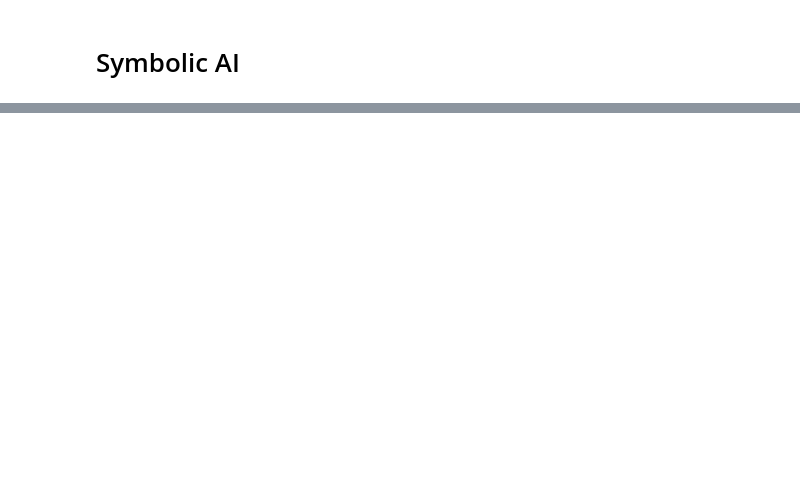
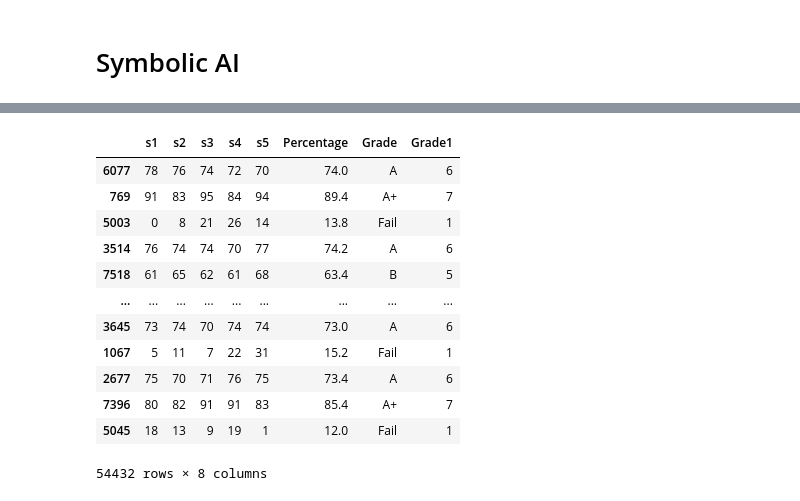
Before and after one commit to EnggQasim/Saylani_Batch4, a Jupyter notebook: 13_Machine_Learning/class11_grading_sytem/grading_system_using_AI.ipynb, the cells around one changed output, grey strips where cells are left out. Drawn from its saved outputs; the diff is of its cells as text; code cells hidden in the pictures; blank space fills up the shorter version.

```diff
--- a/13_Machine_Learning/class11_grading_sytem/grading_system_using_AI.ipynb
+++ b/13_Machine_Learning/class11_grading_sytem/grading_system_using_AI.ipynb
@@ -341,0 +146,27 @@ test[test['Grade'] == test['prediction']]
+# %%
+grades = {
+    "A+":7,
+    "A":6,
+    "B":5,
+    "C":4,
+    "D":3,
+    "E":2,
+    "Fail":1
+}
+
+data['Grade1'] = data.Grade.map(grades)# map with dictionary
+data
+# %% [output]
+|  | s1 | s2 | s3 | s4 | s5 | Percentage | Grade | Grade1 |
+| 6077 | 78 | 76 | 74 | 72 | 70 | 74.0 | A | 6 |
+| 769 | 91 | 83 | 95 | 84 | 94 | 89.4 | A+ | 7 |
+| 5003 | 0 | 8 | 21 | 26 | 14 | 13.8 | Fail | 1 |
+| 3514 | 76 | 74 | 74 | 70 | 77 | 74.2 | A | 6 |
+| 7518 | 61 | 65 | 62 | 61 | 68 | 63.4 | B | 5 |
+| ... | ... | ... | ... | ... | ... | ... | ... | ... |
+| 3645 | 73 | 74 | 70 | 74 | 74 | 73.0 | A | 6 |
+| 1067 | 5 | 11 | 7 | 22 | 31 | 15.2 | Fail | 1 |
+| 2677 | 75 | 70 | 71 | 76 | 75 | 73.4 | A | 6 |
+| 7396 | 80 | 82 | 91 | 91 | 83 | 85.4 | A+ | 7 |
+| 5045 | 18 | 13 | 9 | 19 | 1 | 12.0 | Fail | 1 |
+54432 rows × 8 columns
```
Also changed, not shown: parts of 81 cells of this notebook.
